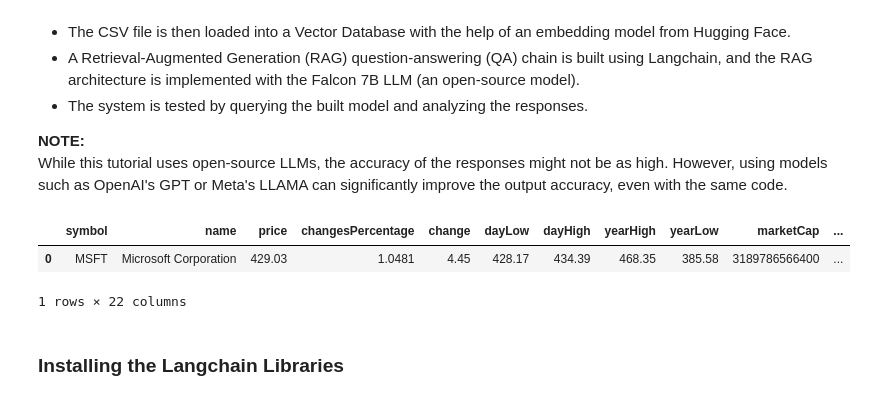
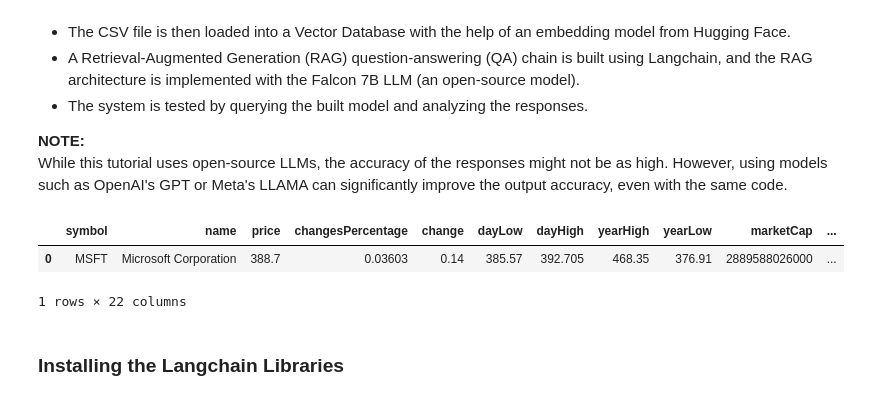
Before and after one commit to adarshukla3005/Financial_Report_Generator, a Jupyter notebook: Financial_Report_Generator.ipynb, the cells around one changed output. Saved outputs shown, nothing was run; the diff lists cells and outputs as text; code cells hidden in the pictures.

```diff
--- a/Financial_Report_Generator.ipynb
+++ b/Financial_Report_Generator.ipynb
@@ -23,33 +23,35 @@ Creating a financial report for a company or stock using the latest market and e
 **NOTE:**
 While this tutorial uses open-source LLMs, the accuracy of the responses might not be as high. However, using models such as OpenAI's GPT or Meta's LLAMA can significantly improve the output accuracy, even with the same code.
 # %%
+from google.colab import userdata
+userdata.get('api_key')
+
 try:
     from urllib.request import urlopen
 except ImportError:
     from urllib2 import urlopen
 
 import certifi
 import json
 import pandas as pd
 
 
 def get_jsonparsed_data(url, api_key, exchange):
   if exchange == "NSE":
     url = f"https://financialmodelingprep.com/api/v3/search?query={ticker}&exchange=NSE&apikey={api_key}"
   else:
     url = f"https://financialmodelingprep.com/api/v3/quote/{ticker}?apikey={api_key}"
   response = urlopen(url, cafile=certifi.where())
   data = response.read().decode("utf-8")
   return json.loads(data)
 
-api_key="C1HRSweTniWdBuLmTTse9w8KpkoiouM5"
 ticker = "MSFT"
 exchange = "US"
 eco_ind = pd.DataFrame(get_jsonparsed_data(ticker, api_key,exchange))
 eco_ind
 # %% [output]
 |  | symbol | name | price | changesPercentage | change | dayLow | dayHigh | yearHigh | yearLow | marketCap | ... |
-| 0 | MSFT | Microsoft Corporation | 429.03 | 1.0481 | 4.45 | 428.17 | 434.39 | 468.35 | 385.58 | 3189786566400 | ... |
+| 0 | MSFT | Microsoft Corporation | 388.7 | 0.03603 | 0.14 | 385.57 | 392.705 | 468.35 | 376.91 | 2889588026000 | ... |
 1 rows × 22 columns
 # %% [markdown]
 ### Installing the Langchain Libraries
```
Also changed, not shown: parts of 2 cells of this notebook.
